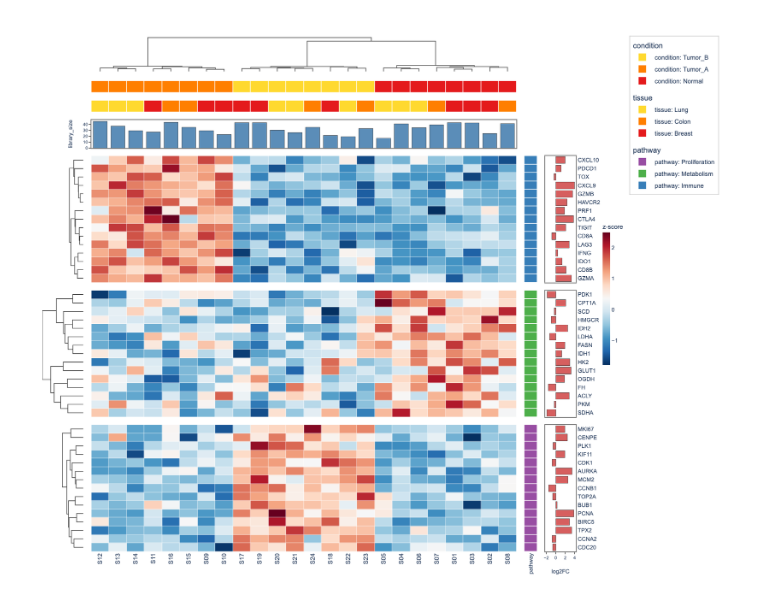
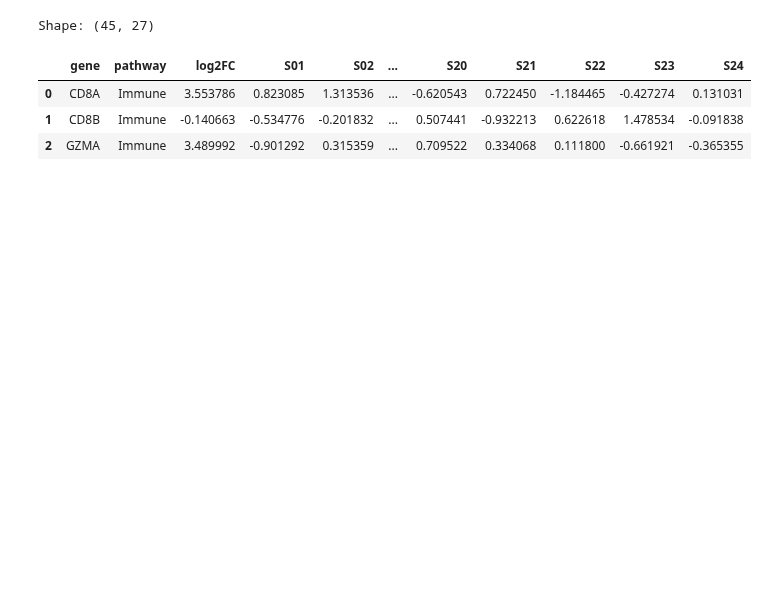
Before and after one commit to weber8thomas/plotly-complexheatmap, a Jupyter notebook: examples/biology_showcase.ipynb, the cells around one changed output. Saved outputs shown, nothing was run; the diff lists cells and outputs as text; code cells hidden in the pictures; blank space fills up the shorter version.

```diff
--- a/examples/biology_showcase.ipynb
+++ b/examples/biology_showcase.ipynb
@@ -13,66 +16,44 @@ Five standard datasets commonly used with ComplexHeatmap in biology and omics re
 # %%
 # ---------- 1. RNA-seq Gene Expression (Bulk Transcriptomics) ----------
 #
-# Classic use case: differentially expressed genes across conditions.
-# Simulates a cancer vs normal experiment with 3 tissue subtypes.
-# Row-normalised z-scores, split by functional pathway.
+# Single DataFrame: gene | pathway | log2FC | S01 … S24
+# Row annotations (pathway, log2FC) extracted automatically from the DF.
+# Column annotations (condition, tissue) passed externally since columns = samples.
 
 import numpy as np
 import pandas as pd
-from plotly_complexheatmap import ComplexHeatmap, HeatmapAnnotation
+from plotly_complexheatmap import ComplexHeatmap
 
 rng = np.random.default_rng(2024)
 
-# Gene names: real cancer-related genes
 genes_immune = ["CD8A", "CD8B", "GZMA", "GZMB", "PRF1", "IFNG", "CXCL9", "CXCL10",
                 "IDO1", "LAG3", "PDCD1", "CTLA4", "TIGIT", "HAVCR2", "TOX"]
 genes_prolif = ["MKI67", "TOP2A", "PCNA", "MCM2", "CDK1", "CCNB1", "CCNA2", "AURKA",
                 "BUB1", "CDC20", "PLK1", "KIF11", "CENPE", "TPX2", "BIRC5"]
-genes_metabolism = ["LDHA", "HK2", "PKM", "GLUT1", "PDK1", "ACLY", "FASN", "SCD",
-                    "CPT1A", "HMGCR", "IDH1", "IDH2", "OGDH", "SDHA", "FH"]
-all_genes = genes_immune + genes_prolif + genes_metabolism
-pathways = ["Immune"] * 15 + ["Proliferation"] * 15 + ["Metabolism"] * 15
-
+genes_metab = ["LDHA", "HK2", "PKM", "GLUT1", "PDK1", "ACLY", "FASN", "SCD",
+               "CPT1A", "HMGCR", "IDH1", "IDH2", "OGDH", "SDHA", "FH"]
+all_genes = genes_immune + genes_prolif + genes_metab
 n_genes = len(all_genes)
 n_samples = 24
+sample_cols = [f"S{i+1:02d}" for i in range(n_samples)]
 
-# 24 samples: 8 Normal, 8 Tumor_A (immune-hot), 8 Tumor_B (proliferative)
-conditions = ["Normal"] * 8 + ["Tumor_A"] * 8 + ["Tumor_B"] * 8
-tissues = (["Breast"] * 3 + ["Lung"] * 3 + ["Colon"] * 2) * 3
-
-# Base expression + condition-specific signals
+# Expression matrix with condition-specific signals
 expr = rng.standard_normal((n_genes, n_samples)) * 0.8
 expr[:15, 8:16] += 3.0   # immune genes up in Tumor_A
 expr[15:30, 16:] += 2.5  # proliferation genes up in Tumor_B
 expr[30:, :8] += 1.5     # metabolism genes higher in Normal
 
-df_rnaseq = pd.DataFrame(expr, index=all_genes,
-                         columns=[f"S{i+1:02d}" for i in range(n_samples)])
+# ── Build ONE flat DataFrame ──
+df = pd.DataFrame(expr, columns=sample_cols)
+df.insert(0, "gene", all_genes)
+df.insert(1, "pathway", ["Immune"] * 15 + ["Proliferation"] * 15 + ["Metabolism"] * 15)
+df.insert(2, "log2FC", rng.uniform(-2, 4, n_genes))
 
-# Annotations
-top_ha = HeatmapAnnotation(
-    condition=conditions,
-    tissue=tissues,
-    library_size={"values": rng.uniform(15, 45, n_samples), "type": "bar", "color": "#5B8DB8"},
-)
-right_ha = HeatmapAnnotation(
-    pathway=pathways,
-    log2FC={"values": rng.uniform(-2, 4, n_genes), "type": "bar", "color": "#D65F5F"},
-    which="row",
-)
-
-hm1 = ComplexHeatmap(
-    df_rnaseq,
-    top_annotation=top_ha,
-    right_annotation=right_ha,
-    split_rows_by="pathway",
-    colorscale="RdBu_r",
-    normalize="row",
-    name="z-score",
-    cluster_metric="correlation",
-    width=1100,
-    height=900,
-)
-hm1.to_plotly()
+print(f"Shape: {df.shape}")
+df.head(3)
 # %% [output]
-[figure, removed]
+Shape: (45, 27)
+|  | gene | pathway | log2FC | S01 | S02 | ... | S20 | S21 | S22 | S23 | S24 |
+| 0 | CD8A | Immune | 3.553786 | 0.823085 | 1.313536 | ... | -0.620543 | 0.722450 | -1.184465 | -0.427274 | 0.131031 |
+| 1 | CD8B | Immune | -0.140663 | -0.534776 | -0.201832 | ... | 0.507441 | -0.932213 | 0.622618 | 1.478534 | -0.091838 |
+| 2 | GZMA | Immune | 3.489992 | -0.901292 | 0.315359 | ... | 0.709522 | 0.334068 | 0.111800 | -0.661921 | -0.365355 |
```
Also changed, not shown: parts of 12 cells of this notebook.
